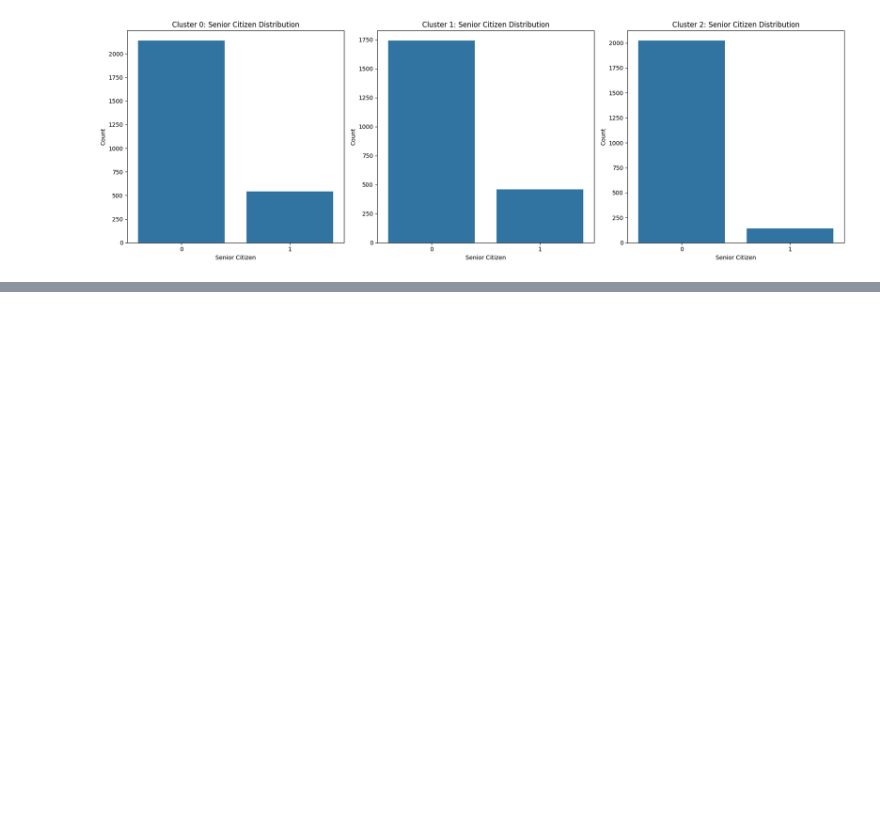
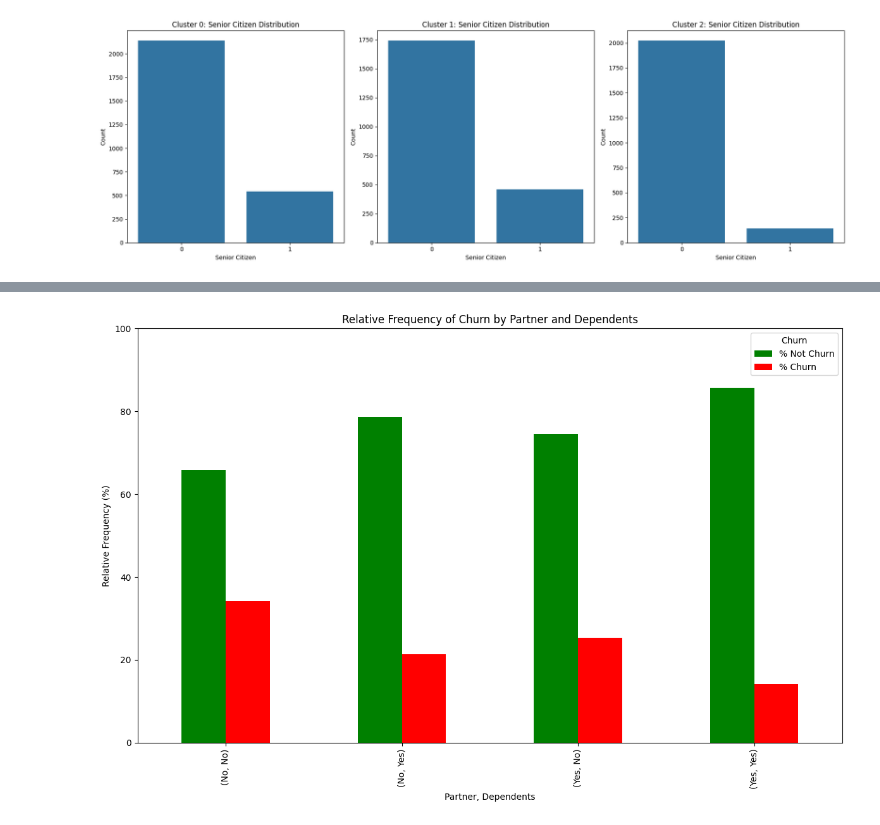
Before and after one commit to Sudheerbmb/Internship-FUTURENSE, a Jupyter notebook: CustomerChurn/EDA.ipynb, the cells around one changed output, grey strips where cells are left out. Saved outputs shown, nothing was run; the diff lists cells and outputs as text; code cells hidden in the pictures; blank space fills up the shorter version.

```diff
--- a/CustomerChurn/EDA.ipynb
+++ b/CustomerChurn/EDA.ipynb
@@ -720,0 +721,29 @@ print(rules.head())
+# %%
+import pandas as pd
+import matplotlib.pyplot as plt
+
+df_churn=pd.read_csv("cleaned_dataset_iqr.csv")
+
+df_churn['Churn_Num'] = df_churn['Churn'].apply(lambda x: 1 if x == 'Yes' else 0)
+
+cat_var_1 = 'Partner'
+cat_var_2 = 'Dependents'
+num_var = 'tenure'
+
+cat_grouped_by_cat_target = pd.crosstab(index=[df_churn[cat_var_1], df_churn[cat_var_2]],
+                                        columns=df_churn['Churn_Num'], normalize='index') * 100
+cat_grouped_by_cat_target.rename({1: '% Churn', 0: '% Not Churn'}, axis=1, inplace=True)
+
+fig, ax = plt.subplots(figsize=(12, 8))
+
+cat_grouped_by_cat_target.plot(kind='bar', color=['green', 'red'], ax=ax)
+ax.set_xlabel(f'{cat_var_1}, {cat_var_2}')
+ax.set_ylabel('Relative Frequency (%)')
+ax.set_title('Relative Frequency of Churn by Partner and Dependents')
+ax.set_ylim(0, 100)
+ax.legend(title='Churn', loc='best')
+
+plt.tight_layout()
+plt.show()
+# %% [output]
+[figure, added]
```
Also changed, not shown: parts of 3 cells of this notebook, 1 other file.
